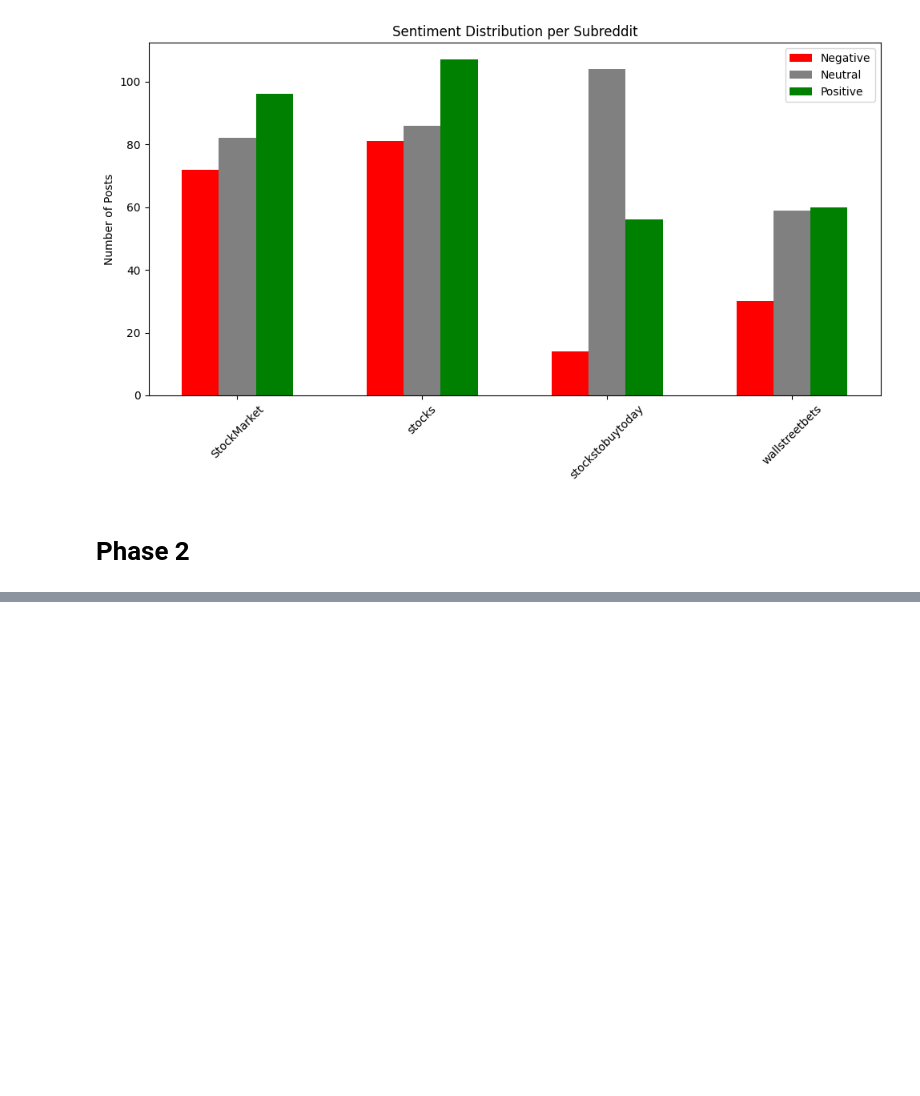
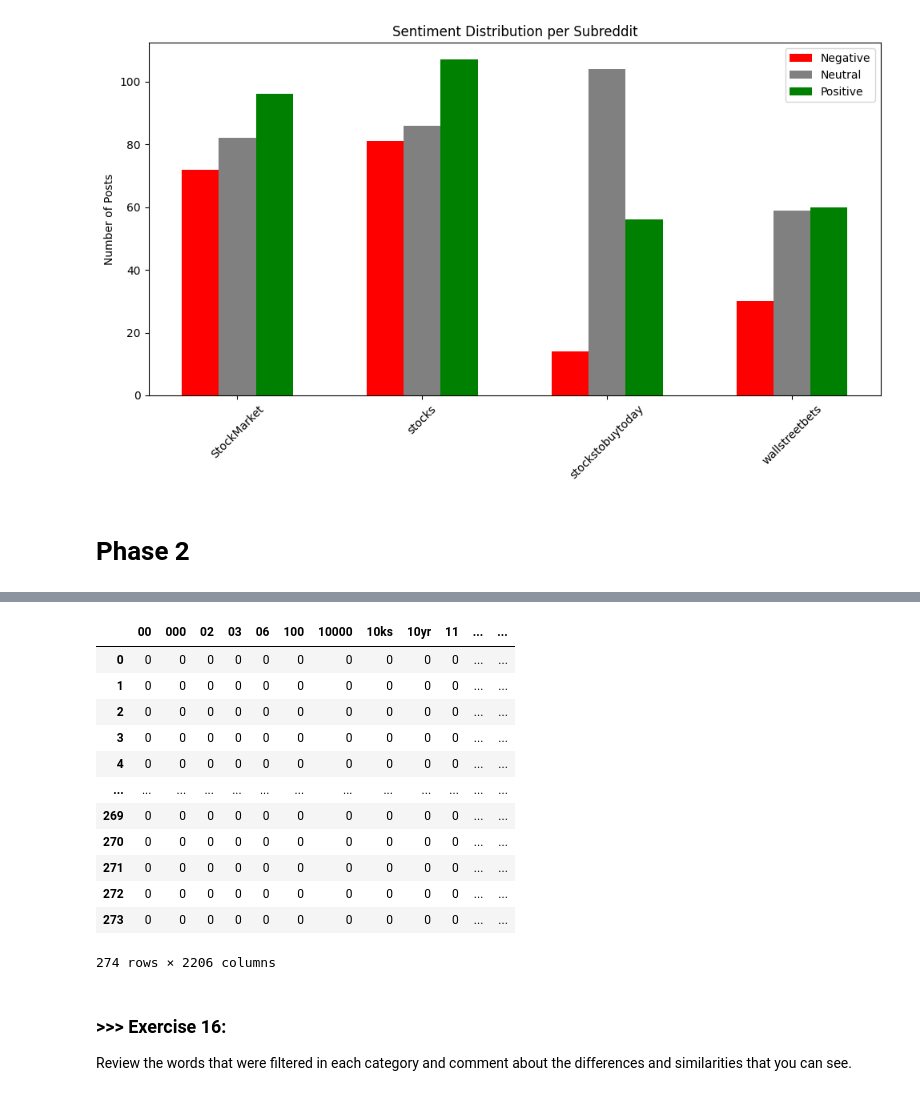
Before and after one commit to Nattapat140/DM2025-Lab1-Exercise, a Jupyter notebook: DM2025-Lab1-Homework.ipynb, the cells around one changed output, grey strips where cells are left out. Cells and saved outputs as stored; diff of their text form; code cells hidden in the pictures; blank space fills up the shorter version.

```diff
--- a/DM2025-Lab1-Homework.ipynb
+++ b/DM2025-Lab1-Homework.ipynb
@@ -497,0 +496,56 @@ plt.show()
+# %%
+### Begin Assignment Here
+"""
+code from the Master file
+I use the subreddit column as the categories
+"""
+
+from sklearn.feature_extraction.text import CountVectorizer
+
+#Create separate DataFrames for each category
+categories = X['subreddit'].unique() #Get unique subreddit as categories
+category_dfs = {}
+
+for category in categories:
+    category_dfs[category] = X[X['subreddit'] == category].copy()
+
+# Function to create term-document frequency DataFrame for each category
+def create_term_document_df(df):
+    count_vect = CountVectorizer()
+    X_counts = count_vect.fit_transform(df['text'])
+    words = count_vect.get_feature_names_out()
+    term_document_df = pd.DataFrame(X_counts.toarray(), columns=words)
+
+    return term_document_df
+
+# Create term-document frequency DataFrames for each category
+filt_term_document_dfs = {}
+
+for category in categories:
+    filt_term_document_dfs[category] = create_term_document_df(category_dfs[category])
+
+category_number=0
+
+def filter_top_bottom_words_by_sum(term_document_df, top_percent=0.05, bottom_percent=0.01):
+    word_sums = term_document_df.sum(axis=0)
+    sorted_words = word_sums.sort_values()
+
+    total_words = len(sorted_words)
+    top_n = int(top_percent * total_words)
+    bottom_n = int(bottom_percent * total_words)
+
+    # Get the words to remove from the top 5% and bottom 1%
+    words_to_remove = pd.concat([sorted_words.head(bottom_n), sorted_words.tail(top_n)]).index
+    print(f'Bottom {bottom_percent*100}% words: \n{sorted_words.head(bottom_n)}')
+    print(f'Top {top_percent*100}% words: \n{sorted_words.tail(top_n)}')
+    return term_document_df.drop(columns=words_to_remove)
+
+term_document_dfs = {}
+
+for category in categories:
+    print(f'\nFor subreddit {category} we filter the following words:')
+    term_document_dfs[category] = filter_top_bottom_words_by_sum(filt_term_document_dfs[category])
+
+print(f"Filtered Term-Document Frequency DataFrame for Category {categories[category_number]}:")
+term_document_dfs[categories[category_number]]
+# %% [output]
@@ -497,0 +569,16 @@ plt.show()
+|  | 00 | 000 | 02 | 03 | 06 | 100 | 10000 | 10ks | 10yr | 11 | ... | ... |
+| 0 | 0 | 0 | 0 | 0 | 0 | 0 | 0 | 0 | 0 | 0 | ... | ... |
+| 1 | 0 | 0 | 0 | 0 | 0 | 0 | 0 | 0 | 0 | 0 | ... | ... |
+| 2 | 0 | 0 | 0 | 0 | 0 | 0 | 0 | 0 | 0 | 0 | ... | ... |
+| 3 | 0 | 0 | 0 | 0 | 0 | 0 | 0 | 0 | 0 | 0 | ... | ... |
+| 4 | 0 | 0 | 0 | 0 | 0 | 0 | 0 | 0 | 0 | 0 | ... | ... |
+| ... | ... | ... | ... | ... | ... | ... | ... | ... | ... | ... | ... | ... |
+| 269 | 0 | 0 | 0 | 0 | 0 | 0 | 0 | 0 | 0 | 0 | ... | ... |
+| 270 | 0 | 0 | 0 | 0 | 0 | 0 | 0 | 0 | 0 | 0 | ... | ... |
+| 271 | 0 | 0 | 0 | 0 | 0 | 0 | 0 | 0 | 0 | 0 | ... | ... |
+| 272 | 0 | 0 | 0 | 0 | 0 | 0 | 0 | 0 | 0 | 0 | ... | ... |
+| 273 | 0 | 0 | 0 | 0 | 0 | 0 | 0 | 0 | 0 | 0 | ... | ... |
+274 rows × 2206 columns
+# %% [markdown]
+### >>> **Exercise 16:**
+Review the words that were filtered in each category and comment about the differences and similarities that you can see.
```
Also changed, not shown: parts of 40 cells of this notebook, 2 other files.
